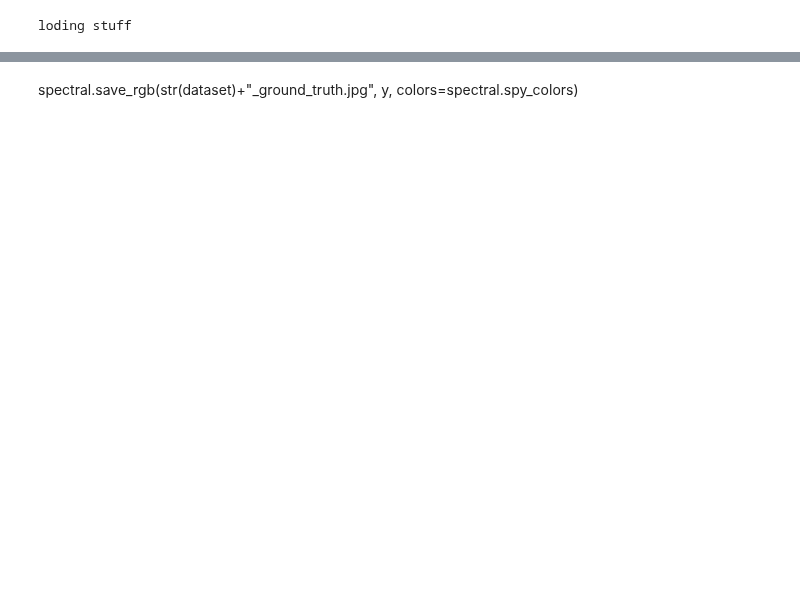
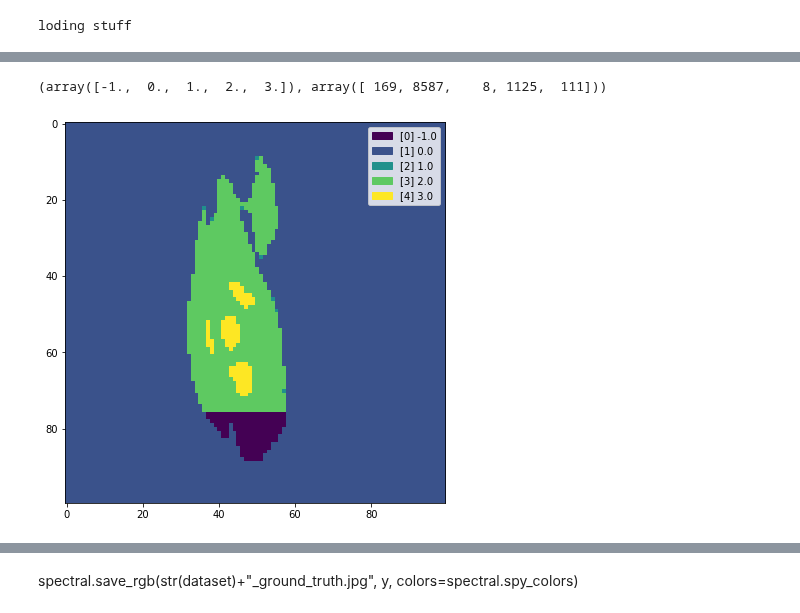
Before and after one commit to thortom/multispectral-chicken, a Jupyter notebook: NotMyCode/HybridSN/Hybrid-Spectral-Net.ipynb, the cells around one changed output, grey strips where cells are left out. Drawn from its saved outputs; the diff is of its cells as text; code cells hidden in the pictures; blank space fills up the shorter version.

```diff
--- a/NotMyCode/HybridSN/Hybrid-Spectral-Net.ipynb
+++ b/NotMyCode/HybridSN/Hybrid-Spectral-Net.ipynb
@@ -158,14 +160,15 @@ output_units = 3 # if dataset == 'HyperChicken'
 input_layer = Input((S, S, L, 1))
 
 ## convolutional layers
-conv_layer1 = Conv3D(filters=8, kernel_size=(3, 3, 16), activation='relu')(input_layer)
-conv_layer2 = Conv3D(filters=16, kernel_size=(3, 3, 10), activation='relu')(conv_layer1)
-conv_layer3 = Conv3D(filters=32, kernel_size=(3, 3, 5), activation='relu')(conv_layer2)
-################ Added by me ##########################################################
-# The last dimensions in the kernel_sizes was 7, 5 and 3
-conv_layer4 = Conv3D(filters=32, kernel_size=(3, 3, 3), activation='relu')(conv_layer3)
-conv_layer3 = conv_layer4
-#######################################################################################
+conv_layer1 = Conv3D(filters=8, kernel_size=(3, 3, 7), activation='relu')(input_layer)
+conv_layer2 = Conv3D(filters=16, kernel_size=(3, 3, 5), activation='relu')(conv_layer1)
+conv_layer3 = Conv3D(filters=32, kernel_size=(3, 3, 3), activation='relu')(conv_layer2)
+# ################ Added by me ##########################################################
+# # The last dimensions in the kernel_sizes was 7, 5 and 3 is now 16, 10, 5
+# # The filters was 8, 16, 32 and is now
+# conv_layer4 = Conv3D(filters=64, kernel_size=(3, 3, 3), activation='relu')(conv_layer3)
+# conv_layer3 = conv_layer4
+# #######################################################################################
 print(conv_layer3._keras_shape)
 conv3d_shape = conv_layer3._keras_shape
 conv_layer3 = Reshape((conv3d_shape[1], conv3d_shape[2], conv3d_shape[3]*conv3d_shape[4]))(conv_layer3)
@@ -222,5 +225,5 @@ Xtrain.shape, ytrain.shape
 # plt.imshow(ytrain[0])
 # %%
 # Had batch_size=256
-history = model.fit(x=Xtrain, y=ytrain, batch_size=10, epochs=15, callbacks=callbacks_list)
+history = model.fit(x=Xtrain, y=ytrain, batch_size=10, epochs=30, callbacks=callbacks_list)
 # %% [output]
@@ -361,5 +363,3 @@ height = y.shape[0]
 width = y.shape[1]
 PATCH_SIZE = windowSize
 numComponents = K
-# %%
-X,pca = applyPCA(X, numComponents=numComponents)
@@ -374,12 +385,19 @@ outputs = np.zeros((height,width))
 for i in range(height):
     for j in range(width):
         target = int(y[i,j])
-        if target == 0 :
+        if target == 0 :           # TODO: What is this? And why is this?
             continue
         else :
             image_patch=Patch(X,i,j)
-            X_test_image = image_patch.reshape(1,image_patch.shape[0],image_patch.shape[1], image_patch.shape[2], 1).astype('float32')
-            prediction = (model.predict(X_test_image))
-            prediction = np.argmax(prediction, axis=1)
-            outputs[i][j] = prediction+1
+            n, m, k = image_patch.shape
+            if image_patch.shape[0] == PATCH_SIZE and image_patch.shape[1] == PATCH_SIZE:
+                X_test_image = image_patch.reshape(1, n, m, k, 1).astype('float32')
+                prediction = (model.predict(X_test_image))
+                prediction = np.argmax(prediction, axis=1)
+                outputs[i][j] = prediction+1
+            else:
+                # new_patch = np.zeros((PATCH_SIZE, PATCH_SIZE, K))
+                # TODO: Make this better
+                prediction = -1
+                outputs[i][j] = prediction
 # %% [output]
@@ -391,3 +429,14 @@ predict_image = spectral.imshow(classes = outputs.astype(int),figsize =(7,7))
+# %%
+np.unique(outputs, return_counts=True)
+# %% [output]
+(array([-1.,  0.,  1.,  2.,  3.]), array([ 169, 8587,    8, 1125,  111]))
+# %%
+plt.figure(figsize=(7,7))
+img = plt.imshow(outputs)
+mypackage.Dataset._Dataset__add_legend_to_image(outputs, img)
+plt.show()
+# %% [output]
+[figure, added]
 # %%
 plt.figure()
 plt.imshow(X[:, :, 1])
```
Also changed, not shown: parts of 17 cells of this notebook.
